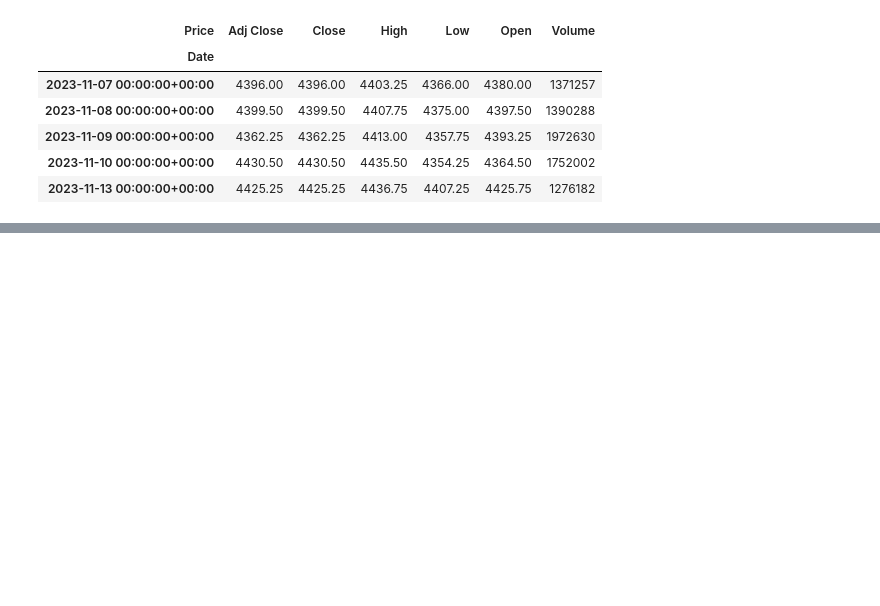
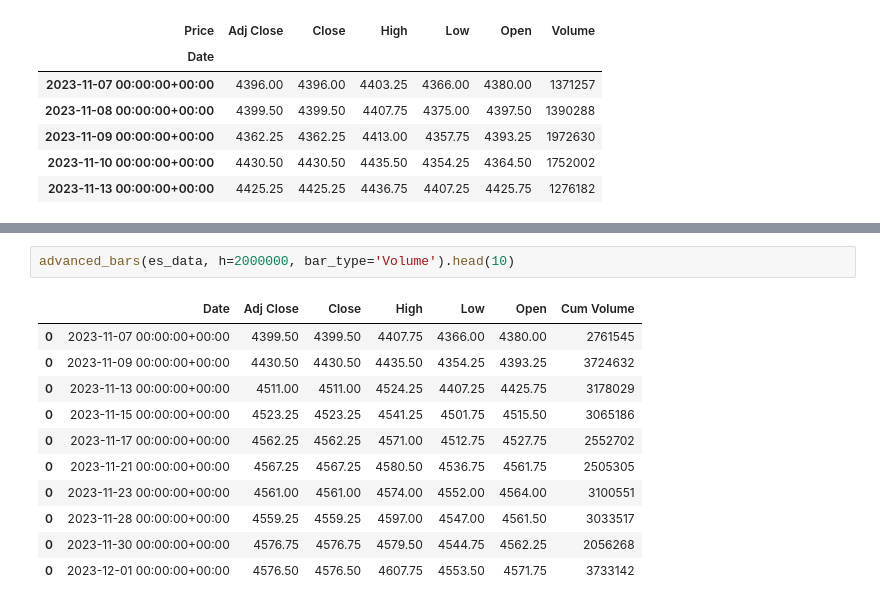
Before and after one commit to Goooo4it/Advances-in-Financial-Machine-Learning, a Jupyter notebook: 2.Financial_Data_Structures.ipynb, the cells around one changed output, grey strips where cells are left out. Saved outputs shown, nothing was run; the diff lists cells and outputs as text; blank space fills up the shorter version.

```diff
--- a/2.Financial_Data_Structures.ipynb
+++ b/2.Financial_Data_Structures.ipynb
@@ -172,0 +147,14 @@ yf.__version__
+# %%
+advanced_bars(es_data, h=2000000, bar_type='Volume').head(10)
+# %% [output]
+|  | Date | Adj Close | Close | High | Low | Open | Cum Volume |
+| 0 | 2023-11-07 00:00:00+00:00 | 4399.50 | 4399.50 | 4407.75 | 4366.00 | 4380.00 | 2761545 |
+| 0 | 2023-11-09 00:00:00+00:00 | 4430.50 | 4430.50 | 4435.50 | 4354.25 | 4393.25 | 3724632 |
+| 0 | 2023-11-13 00:00:00+00:00 | 4511.00 | 4511.00 | 4524.25 | 4407.25 | 4425.75 | 3178029 |
+| 0 | 2023-11-15 00:00:00+00:00 | 4523.25 | 4523.25 | 4541.25 | 4501.75 | 4515.50 | 3065186 |
+| 0 | 2023-11-17 00:00:00+00:00 | 4562.25 | 4562.25 | 4571.00 | 4512.75 | 4527.75 | 2552702 |
+| 0 | 2023-11-21 00:00:00+00:00 | 4567.25 | 4567.25 | 4580.50 | 4536.75 | 4561.75 | 2505305 |
+| 0 | 2023-11-23 00:00:00+00:00 | 4561.00 | 4561.00 | 4574.00 | 4552.00 | 4564.00 | 3100551 |
+| 0 | 2023-11-28 00:00:00+00:00 | 4559.25 | 4559.25 | 4597.00 | 4547.00 | 4561.50 | 3033517 |
+| 0 | 2023-11-30 00:00:00+00:00 | 4576.75 | 4576.75 | 4579.50 | 4544.75 | 4562.25 | 2056268 |
+| 0 | 2023-12-01 00:00:00+00:00 | 4576.50 | 4576.50 | 4607.75 | 4553.50 | 4571.75 | 3733142 |
```
Also changed, not shown: parts of 10 cells of this notebook.
